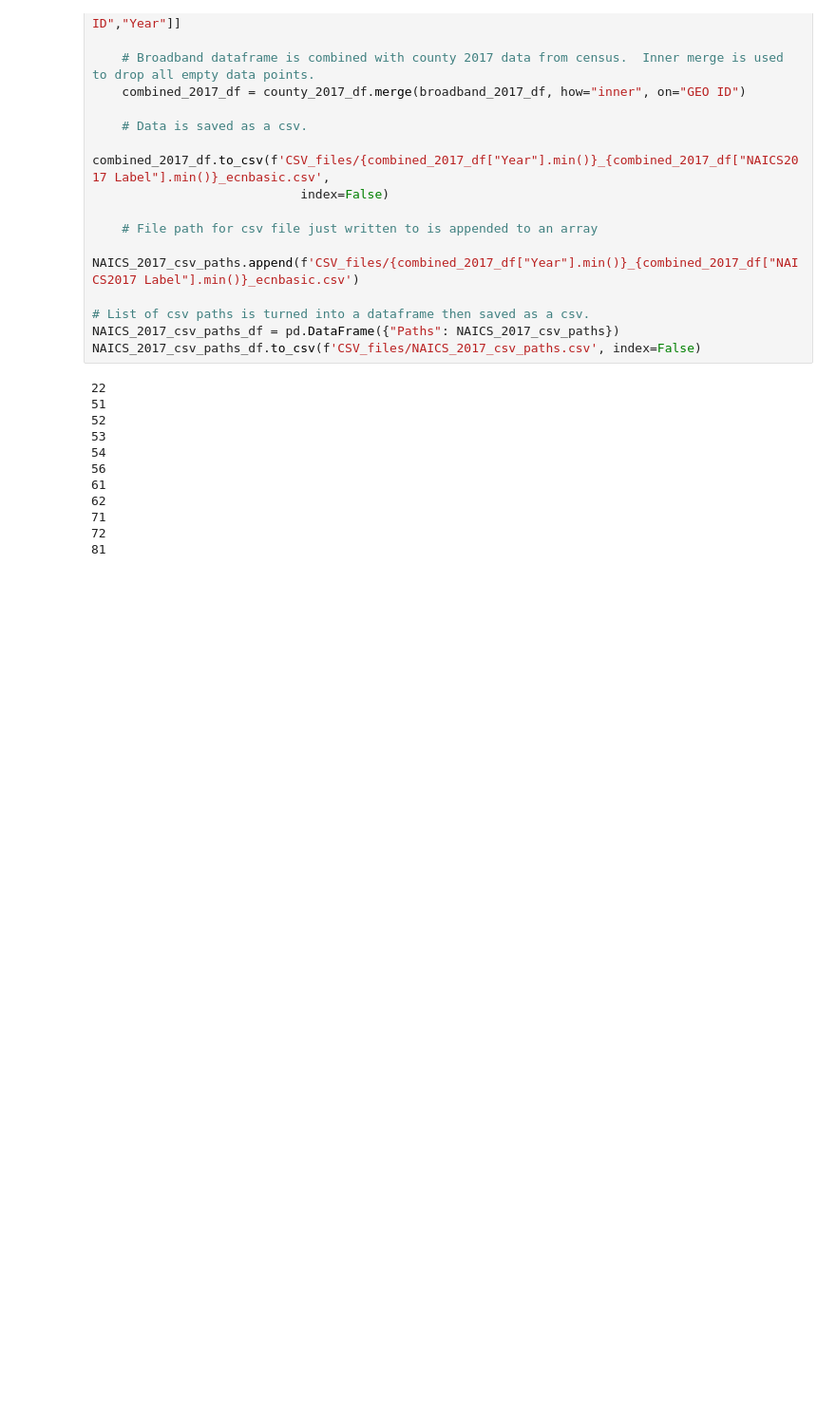
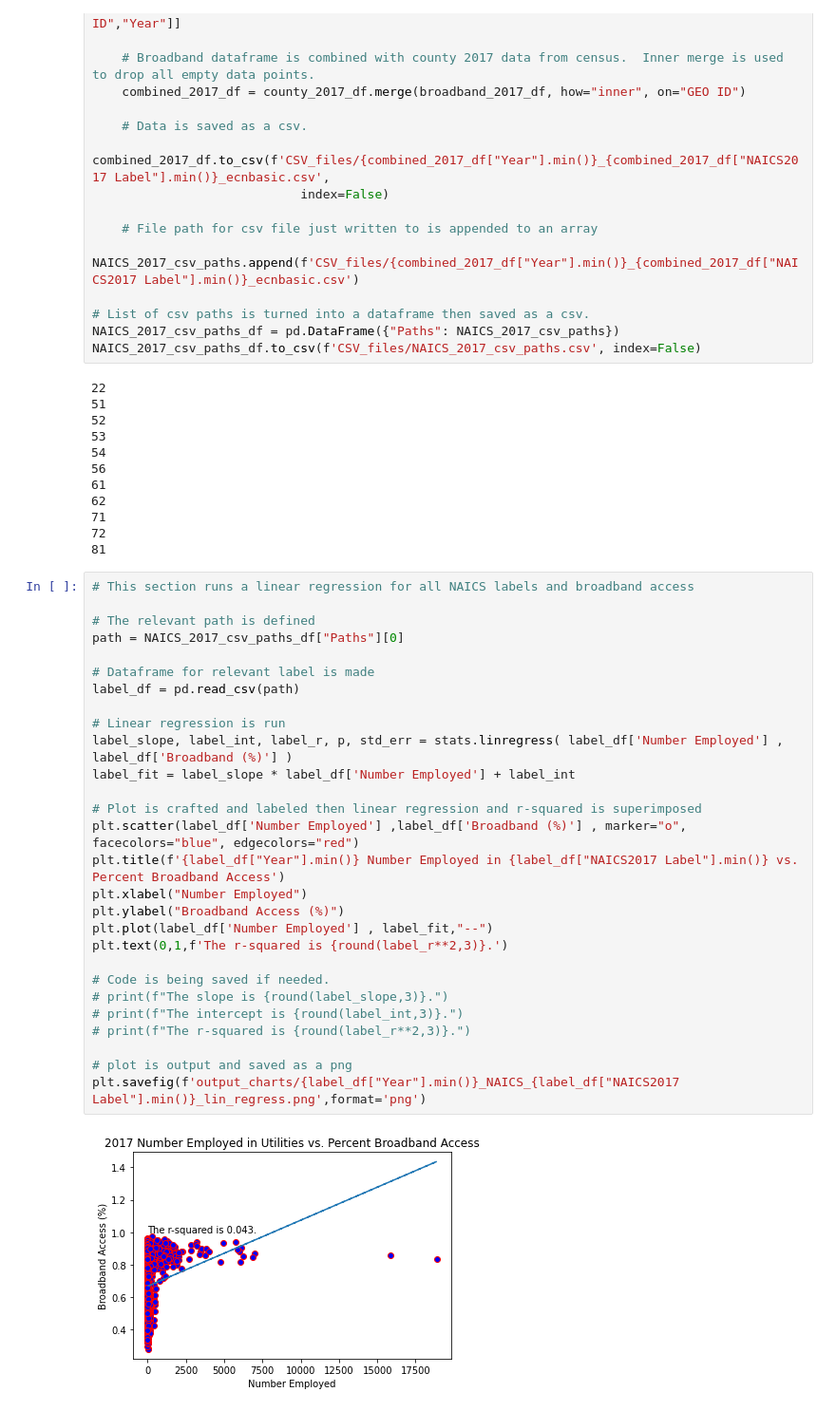
Before and after one commit to Falcon-d/Project-1-Broadband-Access, a Jupyter notebook: Economic Census.ipynb, the cells around one changed output. Shown: that part at 95% size. Saved outputs shown, nothing was run; the diff lists cells and outputs as text; blank space fills up the shorter version.

Commit message:
linear regression run and plot saved for one economic census entry

```diff
--- a/Economic Census.ipynb
+++ b/Economic Census.ipynb
@@ -150,3 +151,33 @@ NAICS_2017_csv_paths_df.to_csv(f'CSV_files/NAICS_2017_csv_paths.csv', index=Fals
 71
 72
 81
+# %%
+# This section runs a linear regression for all NAICS labels and broadband access
+
+# The relevant path is defined
+path = NAICS_2017_csv_paths_df["Paths"][0]
+
+# Dataframe for relevant label is made
+label_df = pd.read_csv(path)
+
+# Linear regression is run
+label_slope, label_int, label_r, p, std_err = stats.linregress( label_df['Number Employed'] , label_df['Broadband (%)'] )
+label_fit = label_slope * label_df['Number Employed'] + label_int
+
+# Plot is crafted and labeled then linear regression and r-squared is superimposed
+plt.scatter(label_df['Number Employed'] ,label_df['Broadband (%)'] , marker="o", facecolors="blue", edgecolors="red")
+plt.title(f'{label_df["Year"].min()} Number Employed in {label_df["NAICS2017 Label"].min()} vs. Percent Broadband Access')
+plt.xlabel("Number Employed")
+plt.ylabel("Broadband Access (%)")
+plt.plot(label_df['Number Employed'] , label_fit,"--")
+plt.text(0,1,f'The r-squared is {round(label_r**2,3)}.')
+
+# Code is being saved if needed.
+# print(f"The slope is {round(label_slope,3)}.")
+# print(f"The intercept is {round(label_int,3)}.")
+# print(f"The r-squared is {round(label_r**2,3)}.")
+
+# plot is output and saved as a png
+plt.savefig(f'output_charts/{label_df["Year"].min()}_NAICS_{label_df["NAICS2017 Label"].min()}_lin_regress.png',format='png')
+# %% [output]
+[figure, added]
```
Also changed, not shown: parts of 1 cell of this notebook, 2 other files.
